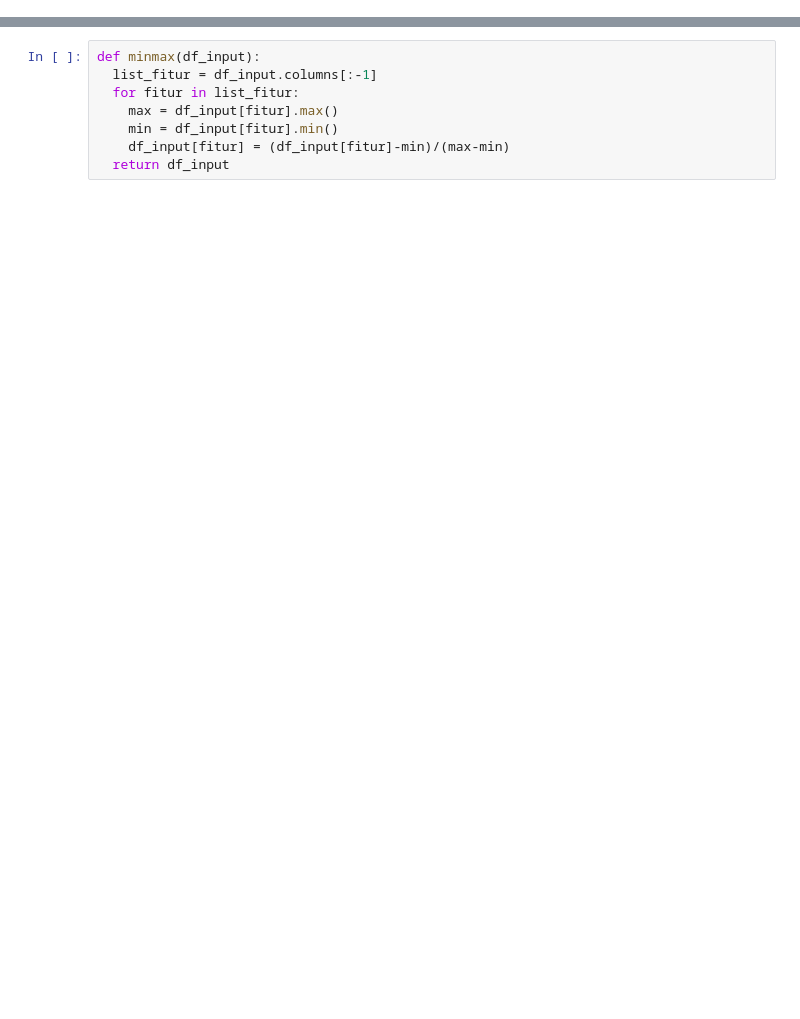
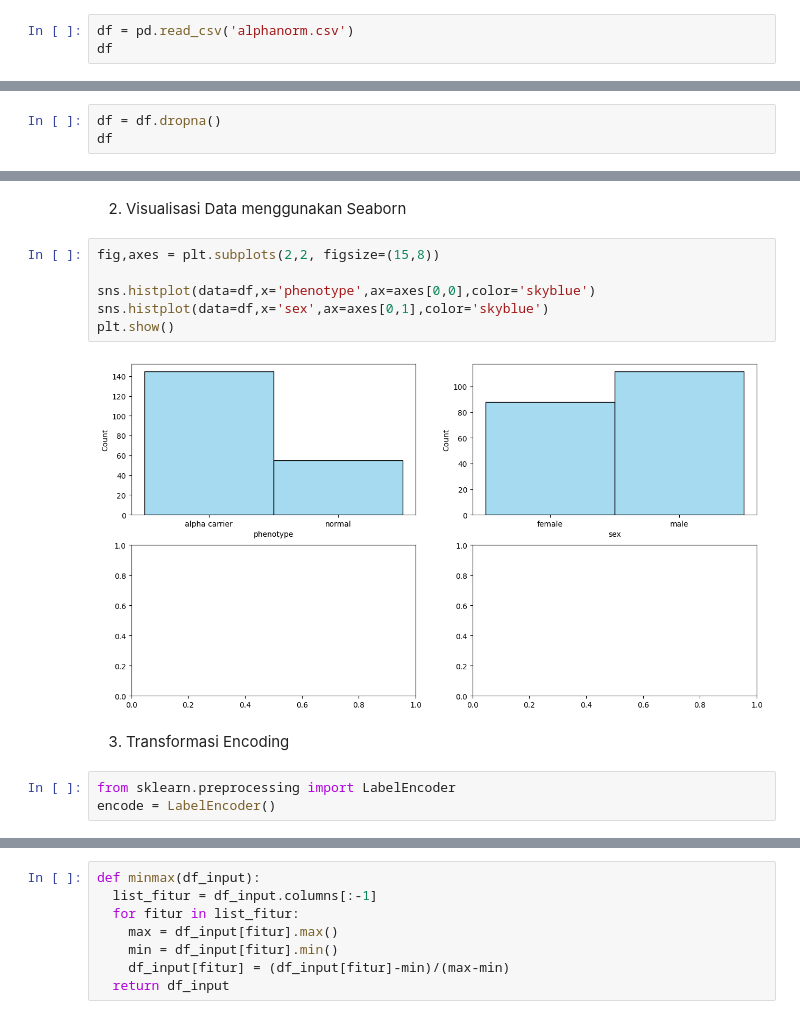
Before and after one commit to gevabriel/thalassemia_predict_knn, a Jupyter notebook: Alpha Thalassemia Prediction KNN Method.ipynb, the cells around one changed output, grey strips where cells are left out. Drawn from its saved outputs; the diff is of its cells as text; blank space fills up the shorter version.

```diff
--- a/Alpha Thalassemia Prediction KNN Method.ipynb
+++ b/Alpha Thalassemia Prediction KNN Method.ipynb
@@ -147,0 +26,3 @@ Terlihat bahwa masing-masing fitur memiliki rentang yang berbeda, meskipun tidak
+# %%
+df = pd.read_csv('alphanorm.csv')
+df
@@ -147,0 +55,3 @@ Terlihat bahwa masing-masing fitur memiliki rentang yang berbeda, meskipun tidak
+# %%
+df = df.dropna()
+df
@@ -147,0 +72,15 @@ Terlihat bahwa masing-masing fitur memiliki rentang yang berbeda, meskipun tidak
+# %% [markdown]
+2. Visualisasi Data menggunakan Seaborn
+# %%
+fig,axes = plt.subplots(2,2, figsize=(15,8))
+
+sns.histplot(data=df,x='phenotype',ax=axes[0,0],color='skyblue')
+sns.histplot(data=df,x='sex',ax=axes[0,1],color='skyblue')
+plt.show()
+# %% [output]
+[figure, added]
+# %% [markdown]
+3. Transformasi Encoding
+# %%
+from sklearn.preprocessing import LabelEncoder
+encode = LabelEncoder()
```
Also changed, not shown: parts of 100 cells of this notebook.
